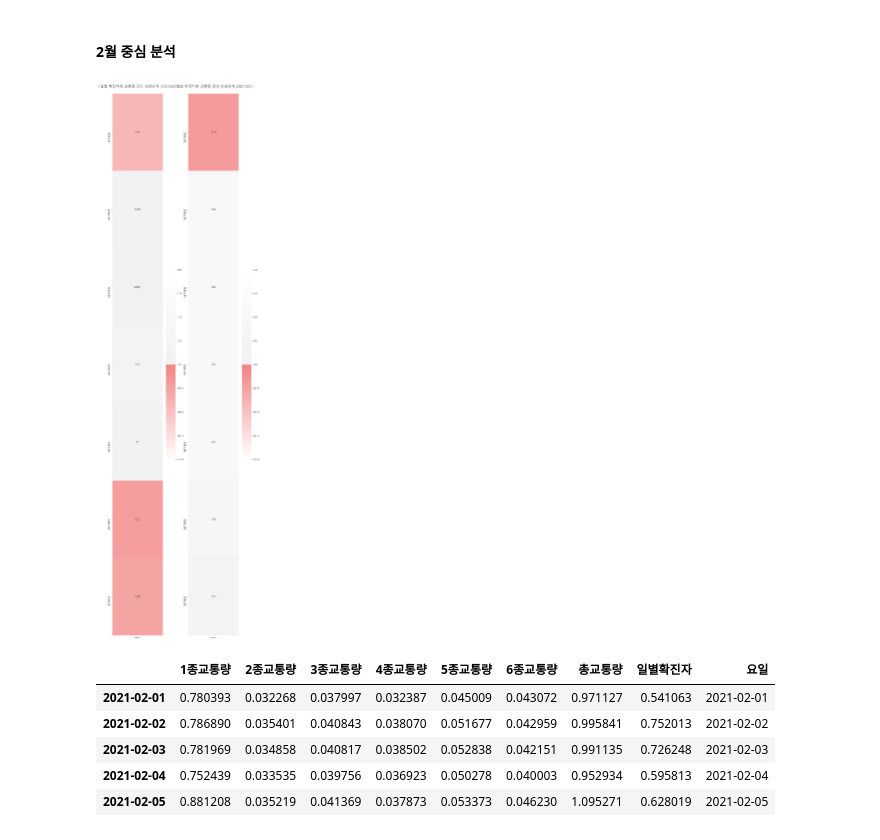
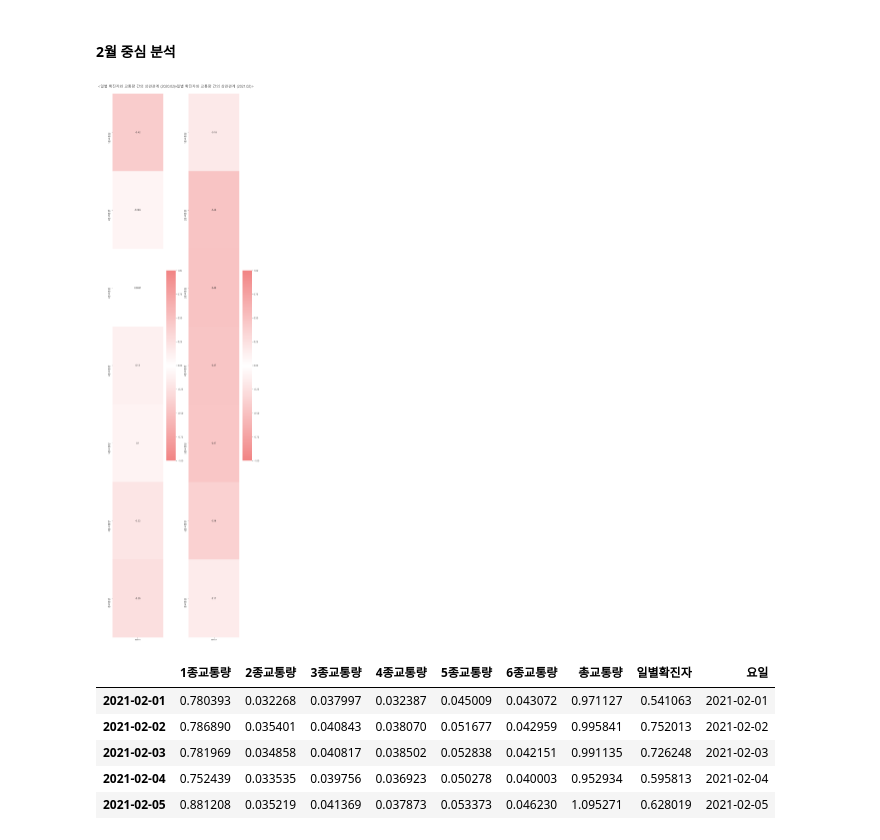
Before and after one commit to WooShangHyeon/damentor_3, a Jupyter notebook: FINAL_SAMHYUNTECH-시각화3.ipynb, the cells around one changed output. Saved outputs shown, nothing was run; the diff lists cells and outputs as text; code cells hidden in the pictures.

```diff
--- a/FINAL_SAMHYUNTECH-시각화3.ipynb
+++ b/FINAL_SAMHYUNTECH-시각화3.ipynb
@@ -27,6 +27,9 @@ for param in ['xtick.color', 'ytick.color']:
     plt.rcParams[param] = '#404040'
 plt.rcParams['axes.facecolor']='#F2F2F2'
 pd.set_option('mode.chained_assignment',  None)
+# %%
+import matplotlib
+matplotlib.rcParams['axes.unicode_minus'] = False
 # %%
 ColorGrid='#FFFFFF'
 ColorLine1='#BF4141'
@@ -47,8 +50,9 @@ two[:, 2] = np.linspace(242/256, 1, N)
 two_cmp= ListedColormap(two)
 
 newcolors2 = np.vstack((one_cmp(np.linspace(1, 0, 128))))
-
+newcolors1 = np.vstack((one_cmp(np.linspace(0, 1, 128)),one_cmp(np.linspace(1, 0, 128))))
 double = ListedColormap(newcolors2, name='double')
+double2=ListedColormap(newcolors1, name='double2')
 # %%
 def pointing(x,y,ran,arr,m,up,bboxsize): # 점 찍는 함수, x : index, y : index, ran : 범위, m : max(True) min(False) ,up : 위치 조정, bboxsize : 박스 사이즈
     x=x[ran[0]:ran[1]]
@@ -806,20 +811,20 @@ feb_2021_covid_traffic=lastfeb_traffic_data.join(lastfeb_covid_data_n['일별확
 # %%
 fig, axes=plt.subplots(ncols=2)
 fig.set_size_inches(10,40)
 
 feb_2020_covid_traffic_heat=heat(feb_2020_covid_traffic)
 feb_2021_covid_traffic_heat=heat(feb_2021_covid_traffic)
 
 axes[0].set(title='<일별 확진자와 교통량 간의 상관관계 (2020.02)>\n')
 axes[1].set(title='<일별 확진자와 교통량 간의 상관관계 (2021.02)>\n')
 
-sns.heatmap(feb_2020_covid_traffic_heat, vmin=-1, vmax=1, annot=True,ax=axes[0],cmap=double)
+sns.heatmap(feb_2020_covid_traffic_heat, vmin=-1, vmax=1, annot=True,ax=axes[0],cmap=double2)
 
-sns.heatmap(feb_2021_covid_traffic_heat, vmin=-1, vmax=1, annot=True,ax=axes[1],cmap=double)
+sns.heatmap(feb_2021_covid_traffic_heat, vmin=-1, vmax=1, annot=True,ax=axes[1],cmap=double2)
 
 plt.show()
 # %% [output]
-[figure, old version]
+[figure, new version]
 # %%
 feb_2020_covid_traffic['요일']=feb_2020_covid_traffic.index
 feb_2021_covid_traffic['요일']=feb_2021_covid_traffic.index
```
Also changed, not shown: parts of 7 cells of this notebook, 1 other file.
